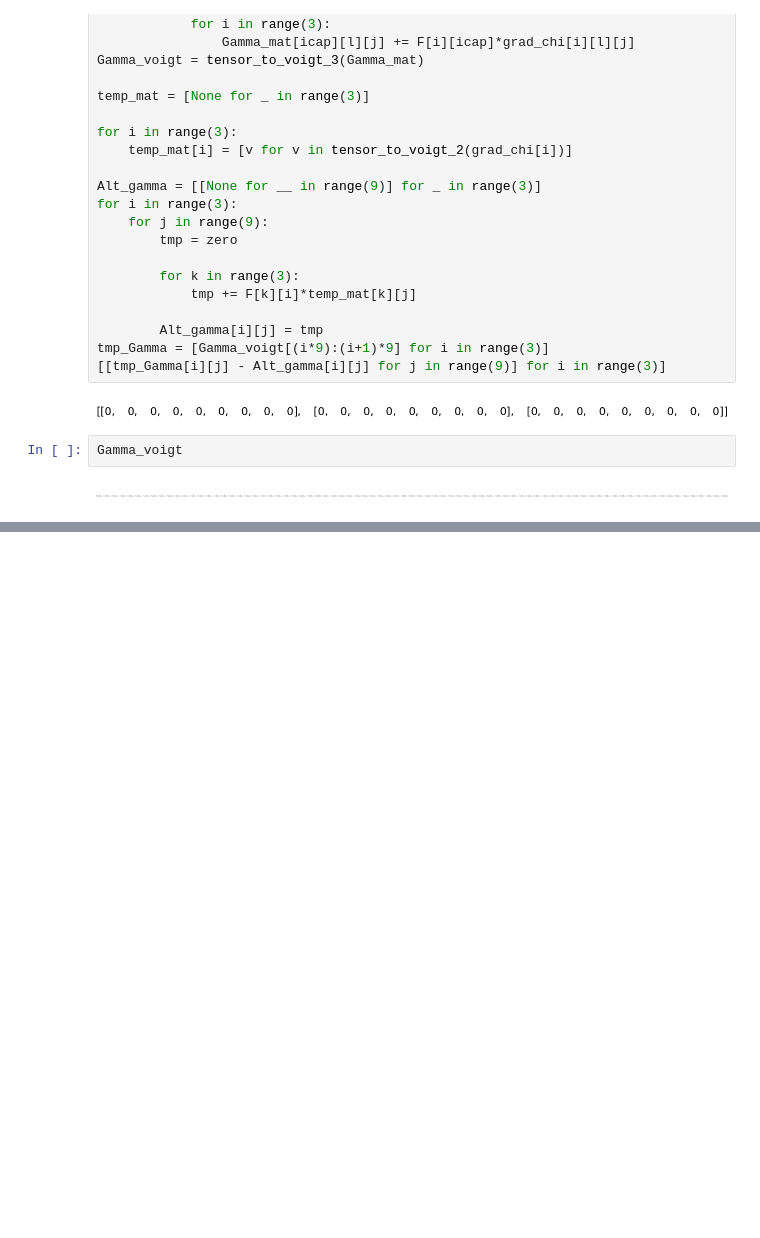
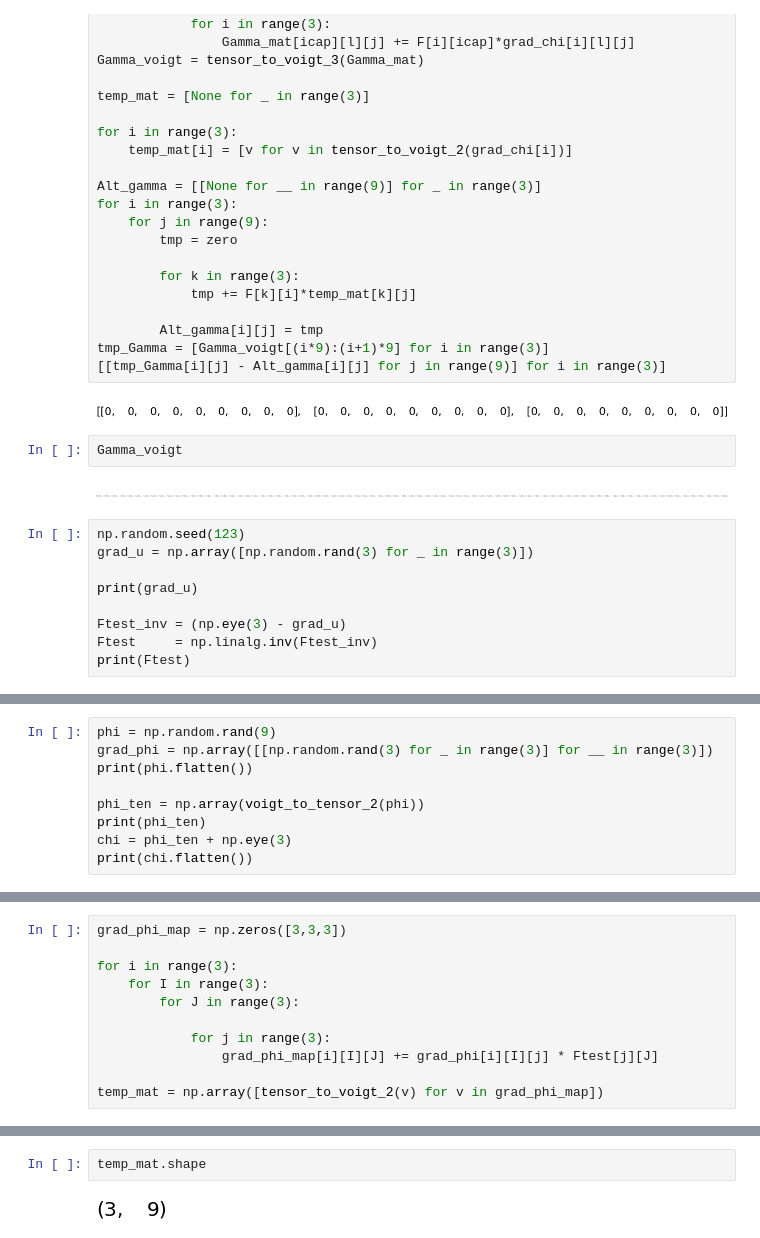
Before and after one commit to lanl/tardigrade-micromorphic-element, a Jupyter notebook: doc/MatrixForm/micromorphic_matrix_form.ipynb, the cells around one changed output, grey strips where cells are left out. Cells and saved outputs as stored; diff of their text form; blank space fills up the shorter version.

```diff
--- a/doc/MatrixForm/micromorphic_matrix_form.ipynb
+++ b/doc/MatrixForm/micromorphic_matrix_form.ipynb
@@ -616,3 +617,12 @@ tmp_Gamma = [Gamma_voigt[(i*9):(i+1)*9] for i in range(3)]
 Gamma_voigt
 # %% [output]
 [figure]
+# %%
+np.random.seed(123)
+grad_u = np.array([np.random.rand(3) for _ in range(3)])
+
+print(grad_u)
+
+Ftest_inv = (np.eye(3) - grad_u)
+Ftest     = np.linalg.inv(Ftest_inv)
+print(Ftest)
@@ -618,0 +641,9 @@ Gamma_voigt
+# %%
+phi = np.random.rand(9)
+grad_phi = np.array([[np.random.rand(3) for _ in range(3)] for __ in range(3)])
+print(phi.flatten())
+
+phi_ten = np.array(voigt_to_tensor_2(phi))
+print(phi_ten)
+chi = phi_ten + np.eye(3)
+print(chi.flatten())
@@ -618,0 +672,11 @@ Gamma_voigt
+# %%
+grad_phi_map = np.zeros([3,3,3])
+
+for i in range(3):
+    for I in range(3):
+        for J in range(3):
+
+            for j in range(3):
+                grad_phi_map[i][I][J] += grad_phi[i][I][j] * Ftest[j][J]
+
+temp_mat = np.array([tensor_to_voigt_2(v) for v in grad_phi_map])
@@ -618,0 +692,4 @@ Gamma_voigt
+# %%
+temp_mat.shape
+# %% [output]
+[figure, added]
```
Also changed, not shown: parts of 7 cells of this notebook.
